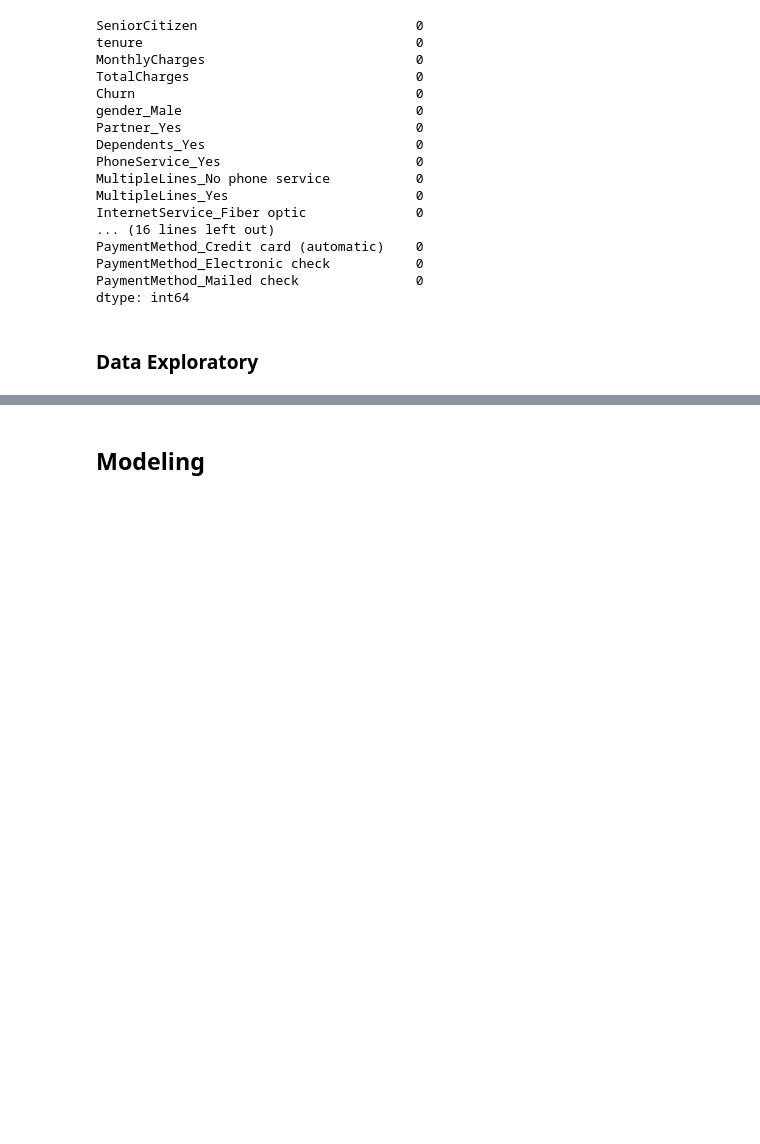
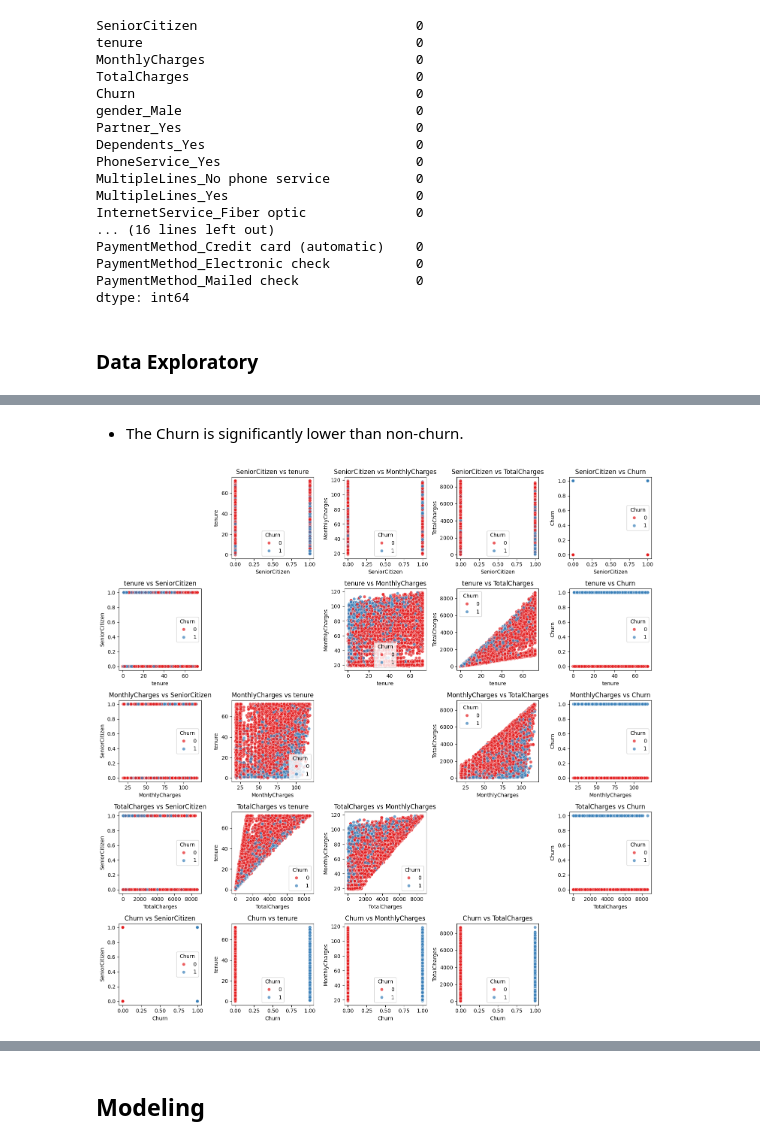
Before and after one commit to XueqingWu/Interpretable_ML, a Jupyter notebook: Interpretable_Machine_Learning_Model.ipynb, the cells around one changed output, grey strips where cells are left out. Cells and saved outputs as stored; diff of their text form; code cells hidden in the pictures; blank space fills up the shorter version.

```diff
--- a/Interpretable_Machine_Learning_Model.ipynb
+++ b/Interpretable_Machine_Learning_Model.ipynb
@@ -189,0 +222,34 @@ X_test_scaled = scaler.transform(X_test)
+# %% [markdown]
+* The Churn is significantly lower than non-churn.
+# %%
+# Select only numeric columns
+numeric_cols = df.select_dtypes(include=["float64", "int64"]).columns
+
+# Number of numeric columns
+num_cols = len(numeric_cols)
+
+# Set up the subplots grid
+fig, axes = plt.subplots(nrows=num_cols, ncols=num_cols, figsize=(15, 15))
+
+# Loop through the numeric columns to create scatter plots
+for i, col1 in enumerate(numeric_cols):
+    for j, col2 in enumerate(numeric_cols):
+        if i != j:  # To avoid diagonal plots
+            sns.scatterplot(
+                data=df,
+                x=col1,
+                y=col2,
+                hue="Churn",
+                palette="Set1",
+                alpha=0.7,
+                ax=axes[i, j],
+            )
+            axes[i, j].set_title(f"{col1} vs {col2}")
+        else:
+            # Remove the diagonal (where i == j)
+            axes[i, j].set_visible(False)
+
+# Adjust layout to prevent overlap
+plt.tight_layout()
+# %% [output]
+[figure, added]
```
Also changed, not shown: parts of 22 cells of this notebook.
